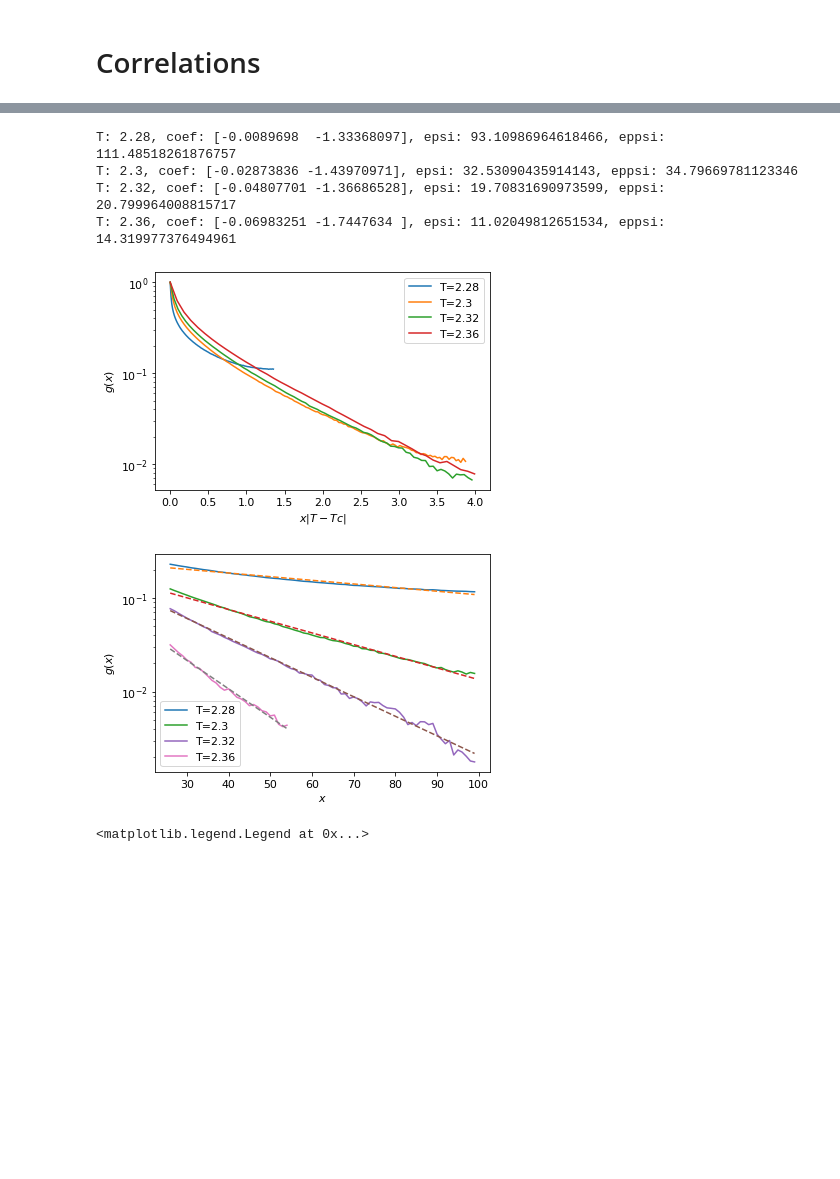
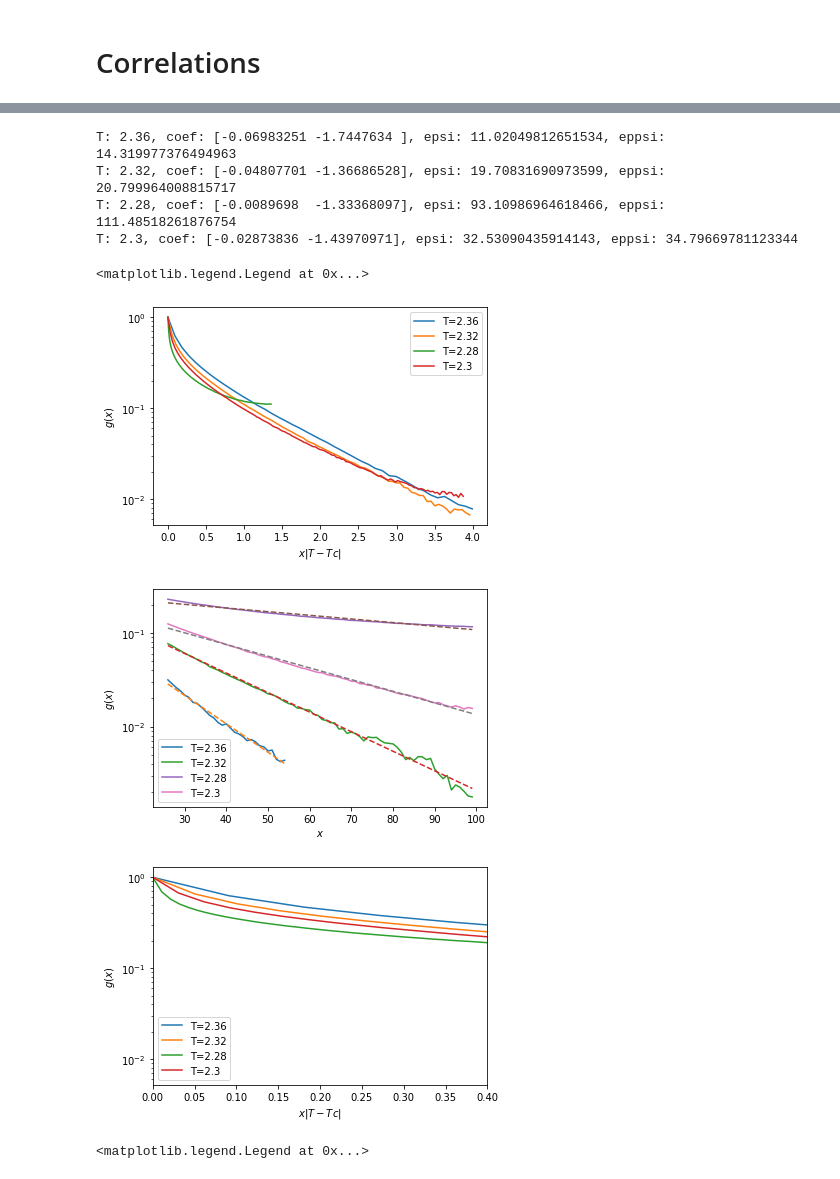
Before and after one commit to klashenriksson/MCSim_CPF, a Jupyter notebook: analysis/lab2/result_analyzer.ipynb, the cells around one changed output, grey strips where cells are left out. Saved outputs shown, nothing was run; the diff lists cells and outputs as text; code cells hidden in the pictures; blank space fills up the shorter version.

```diff
--- a/analysis/lab2/result_analyzer.ipynb
+++ b/analysis/lab2/result_analyzer.ipynb
@@ -225,6 +225,7 @@ epsilons = {"T": [], "time": [], "time_theory": []}
 
 fig, ax = plt.subplots()
 fig1, ax1 = plt.subplots()
+fig2, ax2 = plt.subplots()
 
 c_256 = corrs["256"]
 L_half = 127
@@ -241,42 +242,49 @@ for T_key in c_256:
     x_over_epsi = x*(T - Tc)
     x_over_epsi = x_over_epsi[x_over_epsi <= (4 if T > 2.28 else 4)]
     ax.plot(x_over_epsi, corr_val[x_over_epsi.index], '-', label=f"T={T}")
+    ax2.plot(x_over_epsi, corr_val[x_over_epsi.index], '-', label=f"T={T}")
 
     x = x[x < (100 if T < 2.36 else 55)]
     x = x[x > 25]
     corr_val = corr_val[x.index]
 
     ax1.plot(x, corr_val, '-', label=f"T={T}")
     #polyfit stuff
     coef = np.polyfit(x, np.log(corr_val), 1)
     eppsi = -1/coef[0]
     ax1.plot(x, np.exp(coef[1] + coef[0]*x), '--')
 
     epsi = 1.0/(T-Tc)
     epsilons["T"].append(T)
     epsilons["time_theory"].append(epsi)
     epsilons["time"].append(eppsi)
 
     print(f"T: {T}, coef: {coef}, epsi: {epsi}, eppsi: {eppsi}")
 
 ax.set_yscale("log")
 ax.set_xlabel("$x\|T-Tc\|$")
 ax.set_ylabel("$g(x)$")
 ax.legend()
 
+ax2.set_yscale("log")
+ax2.set_xlabel("$x\|T-Tc\|$")
+ax2.set_ylabel("$g(x)$")
+ax2.set_xlim([0, 0.4])
+ax2.legend()
+
 ax1.set_yscale("log")
 ax1.set_xlabel("$x$")
 ax1.set_ylabel("$g(x)$")
 ax1.legend()
-
-ax2.set_yscale("log")
 # %% [output]
-T: 2.28, coef: [-0.0089698  -1.33368097], epsi: 93.10986964618466, eppsi: 111.48518261876757
-T: 2.3, coef: [-0.02873836 -1.43970971], epsi: 32.53090435914143, eppsi: 34.79669781123346
+T: 2.36, coef: [-0.06983251 -1.7447634 ], epsi: 11.02049812651534, eppsi: 14.319977376494963
 T: 2.32, coef: [-0.04807701 -1.36686528], epsi: 19.70831690973599, eppsi: 20.799964008815717
-T: 2.36, coef: [-0.06983251 -1.7447634 ], epsi: 11.02049812651534, eppsi: 14.319977376494961
+T: 2.28, coef: [-0.0089698  -1.33368097], epsi: 93.10986964618466, eppsi: 111.48518261876754
+T: 2.3, coef: [-0.02873836 -1.43970971], epsi: 32.53090435914143, eppsi: 34.79669781123344
+<matplotlib.legend.Legend at 0x...>
-[figure, old version]
+[figure, new version]
-[figure, old version]
+[figure, new version]
+[figure, added]
 # %%
 # Raw
 
```
Also changed, not shown: parts of 3 cells of this notebook, 2 other files.
